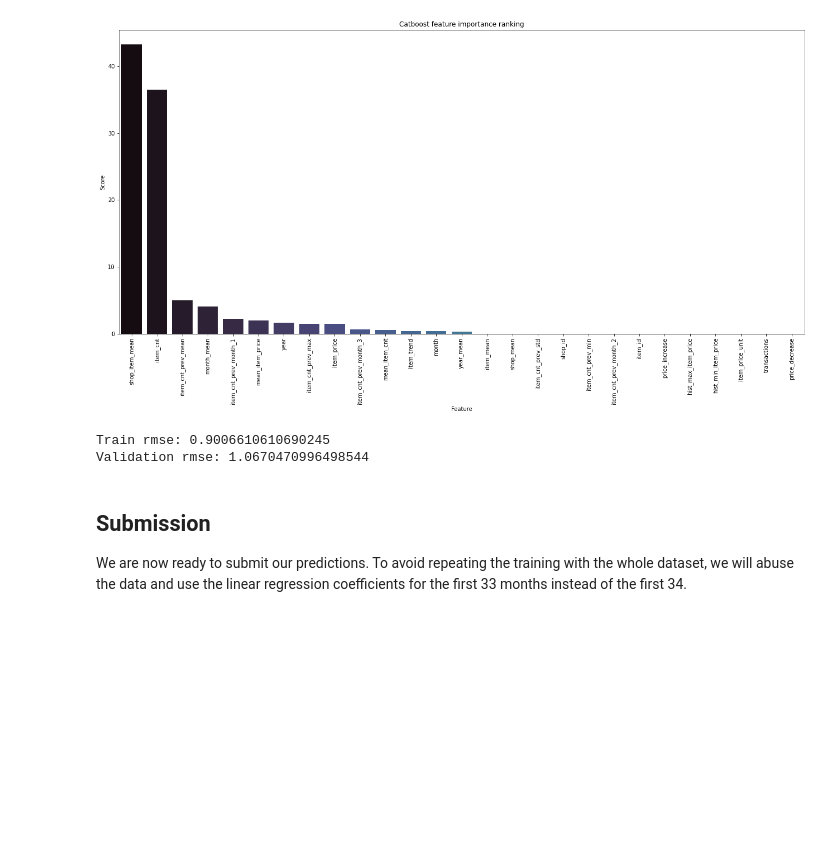
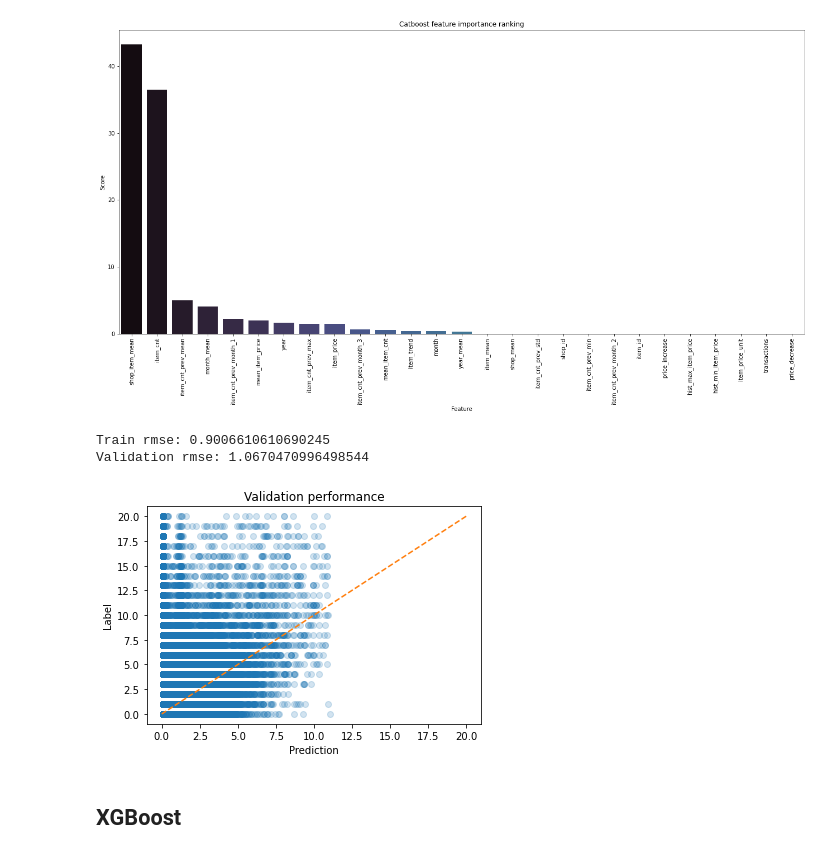
Before and after one commit to aitor-perez/kaggle, a Jupyter notebook: future-sales/time-series.ipynb, the cells around one changed output. Cells and saved outputs as stored; diff of their text form; code cells hidden in the pictures; blank space fills up the shorter version.

```diff
--- a/future-sales/time-series.ipynb
+++ b/future-sales/time-series.ipynb
@@ -226 +243,4 @@ validation_set = pd.merge(validation_set, gp_month_mean, on=['month'], how='left
+# %%
+validation_set = validation_set.fillna(0)
+test_set = test_set.fillna(0)
 # %%
@@ -340,7 +336,25 @@ print('Validation rmse:', np.sqrt(mean_squared_error(y_validation, catboost_val_
 # %% [output]
 Train rmse: 0.9006610610690245
 Validation rmse: 1.0670470996498544
-# %% [markdown]
-## Submission
-
-We are now ready to submit our predictions. To avoid repeating the training with the whole dataset, we will abuse the data and use the linear regression coefficients for the first 33 months instead of the first 34.
+# %%
+def plot_model_performance(predictions, labels, title):
+    # Create DataFrame with predictions and true labels
+    performances = pd.DataFrame({'Prediction': predictions, 'Label': labels})
+
+    # Get min and max values of predictions and labels
+    min_val = max(max(predictions), max(labels))
+    max_val = min(min(predictions), min(labels))
+
+    # Plot data
+    fig, ax = plt.subplots()
+    ax.scatter(x='Prediction', y='Label', data=performances, color='tab:blue', alpha=0.2)
+    ax.plot([min_val, max_val], [min_val, max_val], color='tab:orange', linestyle='--')
+    ax.set_xlabel('Prediction')
+    ax.set_ylabel('Label')
+    plt.title(title)
+
+plot_model_performance(catboost_val_pred, y_validation, 'Validation performance')
+# %% [output]
+[figure, added]
+# %% [markdown]
+## XGBoost
```
Also changed, not shown: parts of 60 cells of this notebook, 7 other files.
